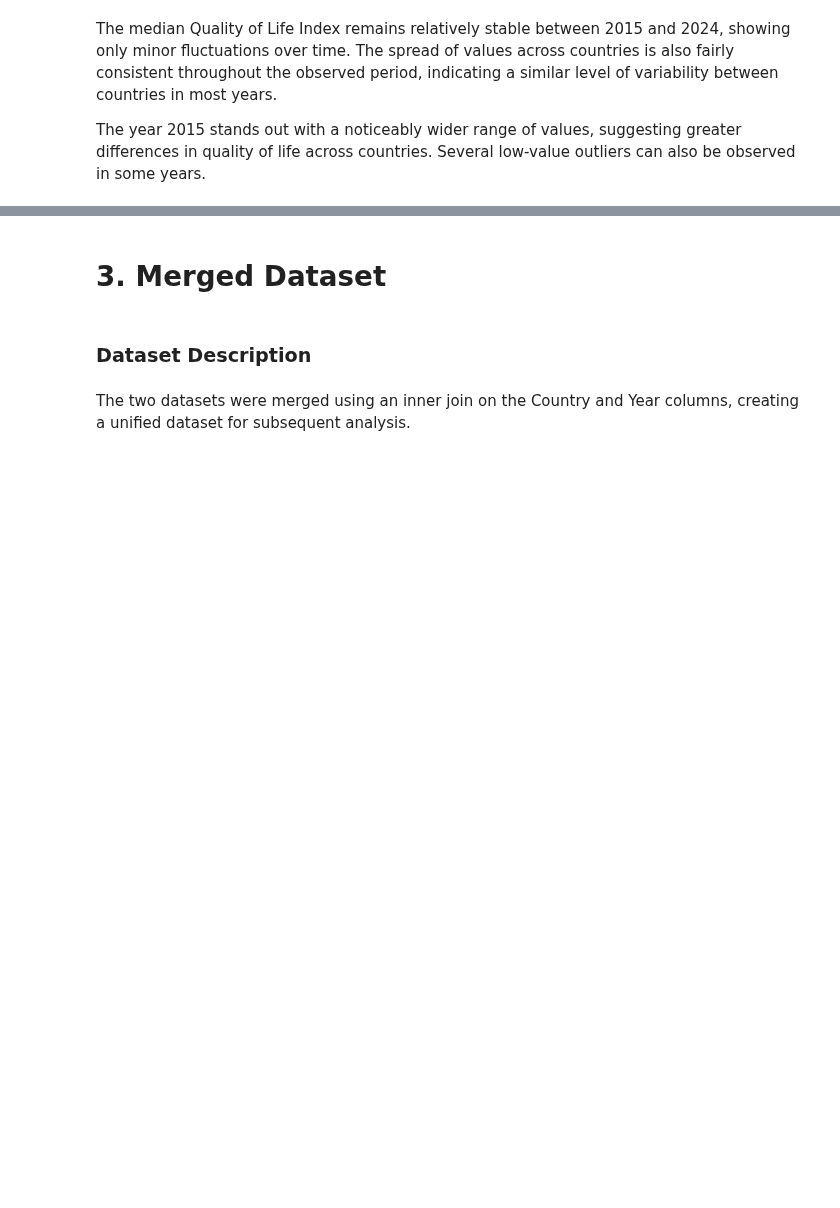
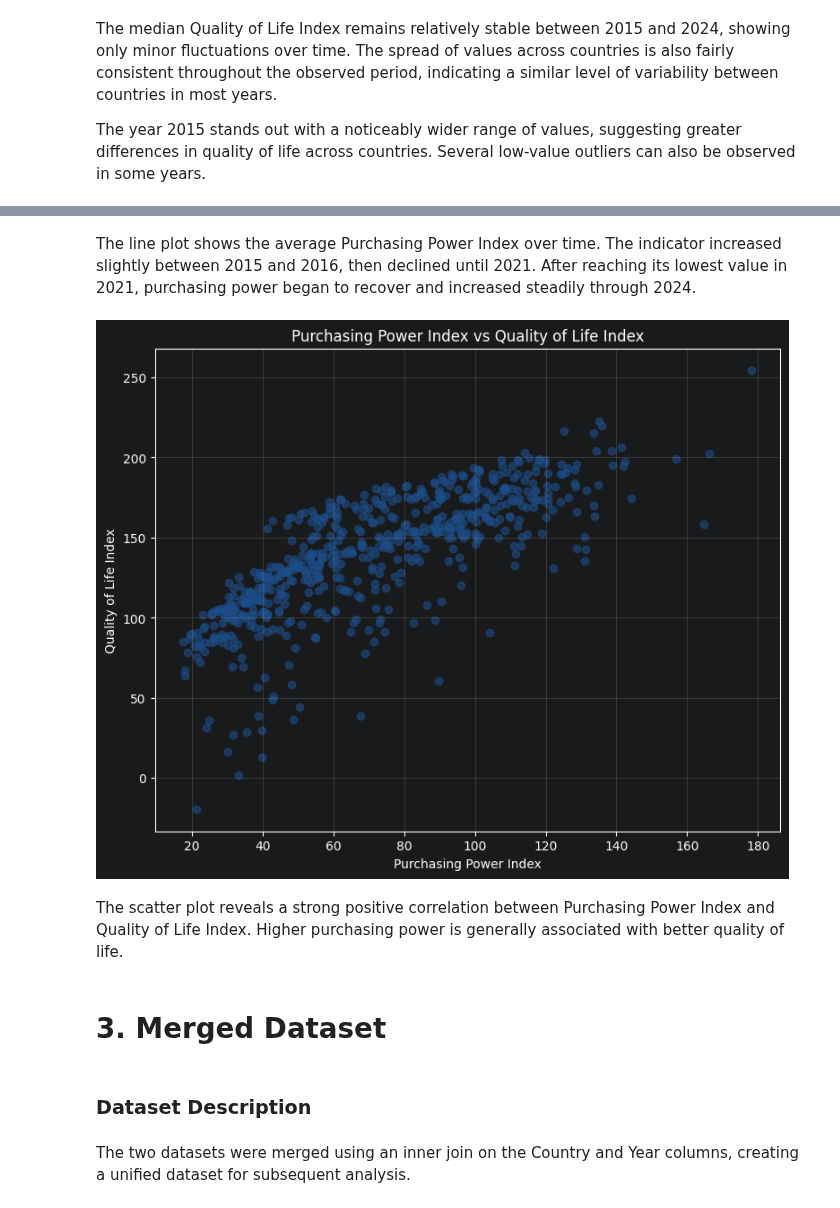
Before and after one commit to soonserv/data-best-project, a Jupyter notebook: notebooks/SA_notebook.ipynb, the cells around one changed output, grey strips where cells are left out. Cells and saved outputs as stored; diff of their text form; code cells hidden in the pictures; blank space fills up the shorter version.

```diff
--- a/notebooks/SA_notebook.ipynb
+++ b/notebooks/SA_notebook.ipynb
@@ -713,3 +753,24 @@ The year 2015 stands out with a noticeably wider range of values, suggesting gre
+# %% [markdown]
+The line plot shows the average Purchasing Power Index over time. The indicator increased slightly between 2015 and 2016, then declined until 2021. After reaching its lowest value in 2021, purchasing power began to recover and increased steadily through 2024.
+# %%
+plt.figure(figsize=(9, 7))
+
+plt.scatter(
+    clean_data['Purchasing Power Index'],
+    clean_data['Quality of Life Index'],
+    alpha=0.6, color='#1D4E89'
+)
+
+plt.title('Purchasing Power Index vs Quality of Life Index')
+plt.xlabel('Purchasing Power Index')
+plt.ylabel('Quality of Life Index')
+
+plt.grid(alpha=0.3)
+plt.show()
+# %% [output]
+[figure, added]
+# %% [markdown]
+The scatter plot reveals a strong positive correlation between Purchasing Power Index and Quality of Life Index. Higher purchasing power is generally associated with better quality of life.
 # %% [markdown]
 # 3. Merged Dataset
 # %%
```
Also changed, not shown: parts of 28 cells of this notebook.
